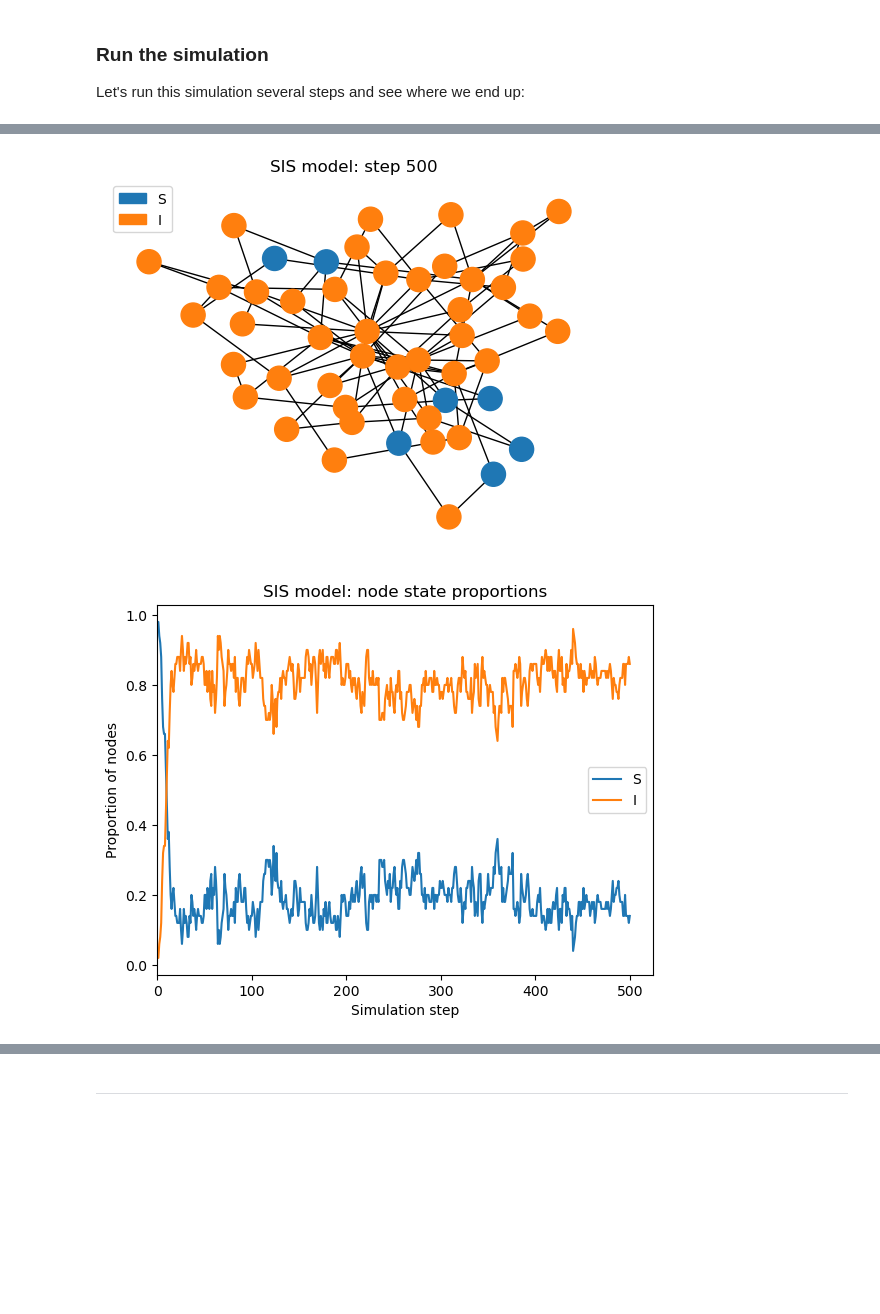
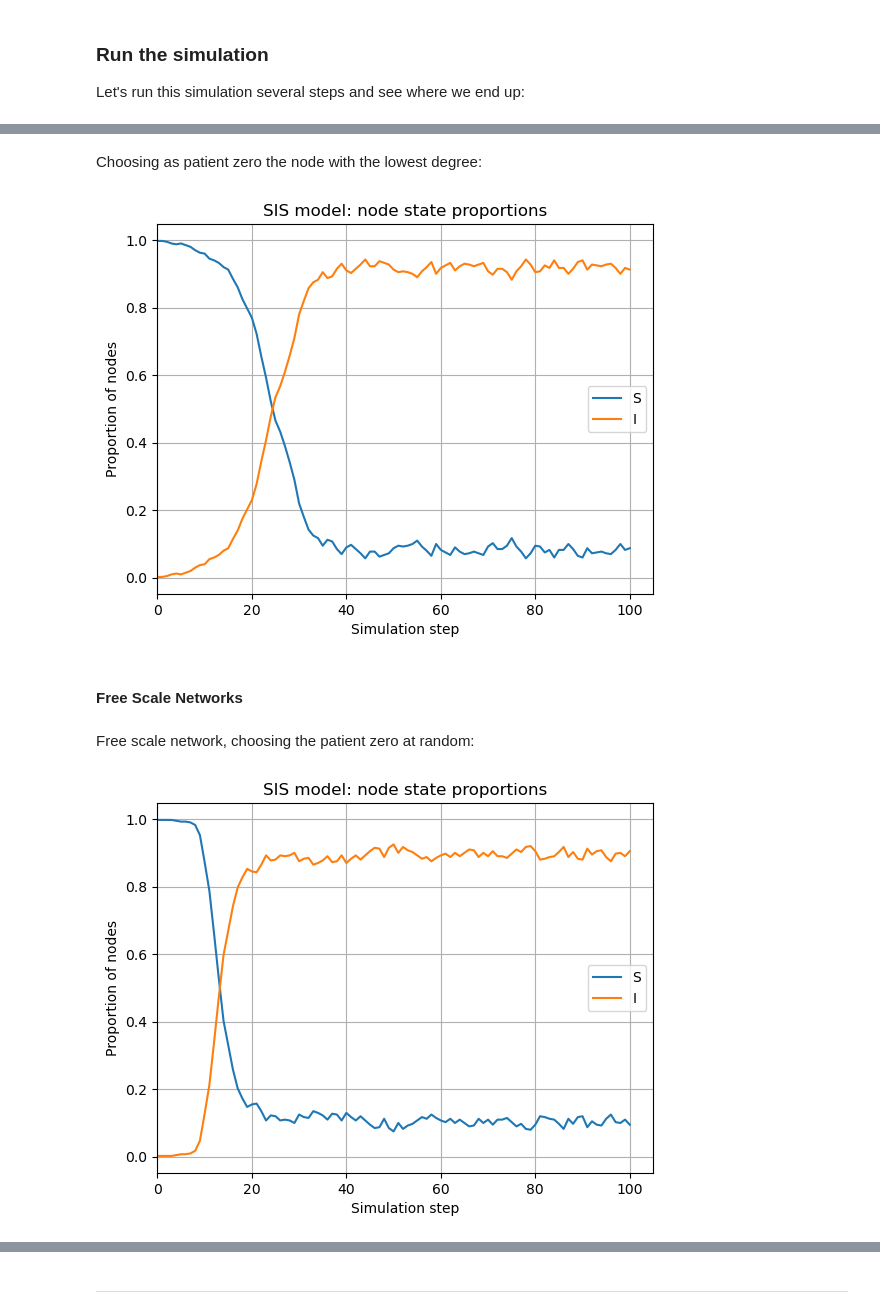
Before and after one commit to daniprec/BAM-Applied-Math-Lab, a Jupyter notebook: sessions/s08_networks_complex/networkx_dynamics.ipynb, the cells around one changed output, grey strips where cells are left out. Drawn from its saved outputs; the diff is of its cells as text; code cells hidden in the pictures; blank space fills up the shorter version.

Commit message:
Try out different networks

```diff
--- a/sessions/s08_networks_complex/networkx_dynamics.ipynb
+++ b/sessions/s08_networks_complex/networkx_dynamics.ipynb
@@ -218,24 +231,49 @@ Try in a free scale network:
+# %% [markdown]
+Choosing as patient zero the node with the lowest degree:
+# %%
+# Watts-Strogatz graph with n nodes, each connected to its k nearest neighbors
+G = nx.watts_strogatz_graph(n=400, k=4, p=0.1)
+
+
+def initial_state_min(G: nx.Graph) -> dict:
+    return initial_state_targeted(G, target="min")
+
+
+# Reinitialize the simulation
+sim = Simulation(
+    G, initial_state_min, state_transition, gamma=0.05, beta=0.2, name="SIS model"
+)
+
+# Run the simulation
+sim.run(100)
+
+# Draw the evolution of the number of infected nodes
+sim.plot()
+plt.grid()
+plt.show()
+plt.close()
+# %% [output]
+[figure, added]
+# %% [markdown]
+#### Free Scale Networks
+# %% [markdown]
+Free scale network, choosing the patient zero at random:
 # %%
-# Barabasi-Albert preferential attachment graph with n nodes and m edges
-G = nx.barabasi_albert_graph(n=50, m=2)
+# Barabasi-Albert graph with n nodes and m edges to attach from a new node to existing nodes
+G = nx.barabasi_albert_graph(n=400, m=2)
 
 # Reinitialize the simulation
 sim = Simulation(
-    G, initial_state, state_transition, gamma=0.05, beta=0.1, name="SIS model"
+    G, initial_state, state_transition, gamma=0.05, beta=0.2, name="SIS model"
 )
 
 # Run the simulation
-sim.run(500)
-
-# Draw the graph
-sim.draw()
-plt.show()
-plt.close()
+sim.run(100)
 
 # Draw the evolution of the number of infected nodes
 sim.plot()
+plt.grid()
 plt.show()
 plt.close()
 # %% [output]
-[figure, old version]
+[figure, new version]
-[figure, removed]
```
Also changed, not shown: parts of 30 cells of this notebook, 1 other file.
